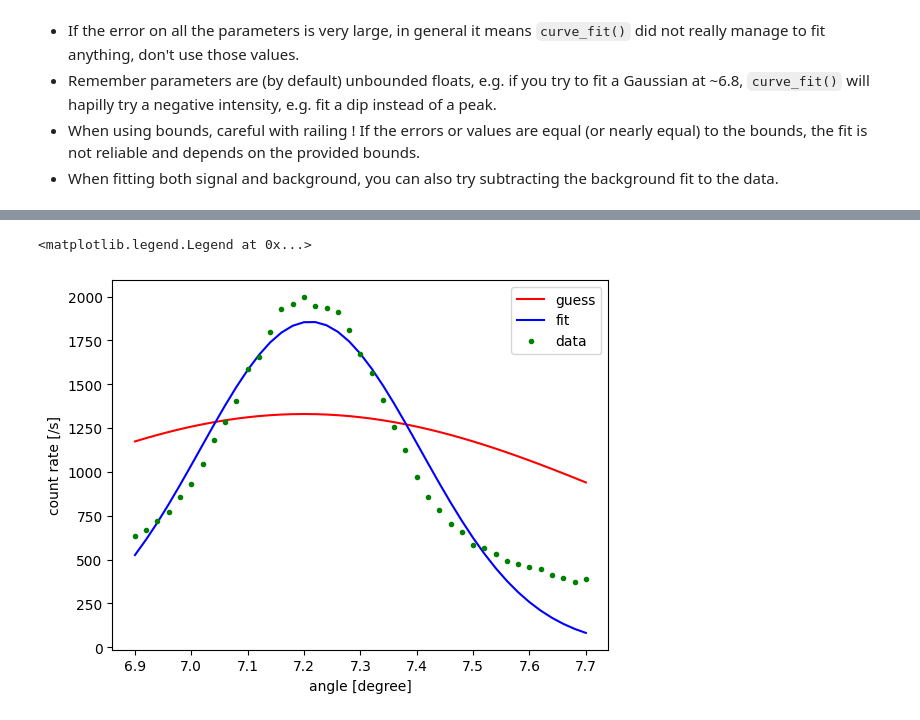
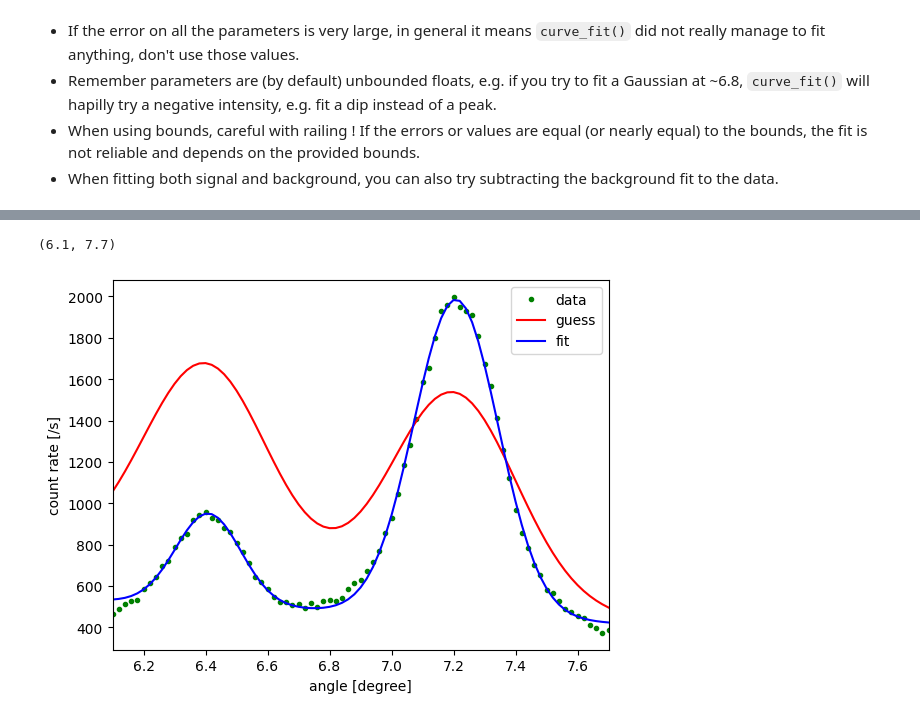
Before and after one commit to PX2145-2025/week-4-b-max-cook, a Jupyter notebook: Curvefit.ipynb, the cells around one changed output, grey strips where cells are left out. Drawn from its saved outputs; the diff is of its cells as text; code cells hidden in the pictures.

```diff
--- a/Curvefit.ipynb
+++ b/Curvefit.ipynb
@@ -286,23 +383,25 @@ Text(0, 0.5, 'count rate [/s]')
 # %%
-# defining a gaussian function
-def Gau(x, *p):
-    return p[0]*1/(p[1]*np.sqrt(2*np.pi))*np.exp(-(x-p[2])**2/(2*p[1]**2))
-# creating guess data
-p_guess=np.array([2000,0.6,7.2])
+# defining a guassian function for both peaks
+def Gau_two_peaks(x, *p):
+    '''
+    in the form (intenstity, sigma, mu, m, c, intensity, sigma, mu)
+    '''
+    return Gau_linear_bkgd(x, *p)+(p[5]*1/(p[6]*np.sqrt(2*np.pi))*np.exp(-(x-p[7])**2/(2*p[6]**2)))
 
-# finding the optimised values using curve_fit
-popt, pcov = curve_fit(Gau,angles_selected,counts_selected,p_guess)
+# creating some guess data
+p_guess=np.array([500,0.2,7.2,-175,1800,500,0.2,6.4])
 
-# plotting the data with the gaussian fit and guess data
-plt.plot(angles_selected,Gau(angles_selected, *p_guess), 'r', label='guess')
-plt.plot(angles_selected,Gau(angles_selected,*popt),'b-',label='fit')
+# finding the optimal values using curve_fit
+popt, pcov =curve_fit(Gau_two_peaks, angles_selected, counts_selected, p_guess)
 
-angles_selected=xrd_df['angles_full_data'][(xrd_df['angles_full_data']>=6.9) & (xrd_df['angles_full_data']<=7.7)]
-counts_selected=xrd_df['counts_full_data'][(xrd_df['angles_full_data']>=6.9) & (xrd_df['angles_full_data']<=7.7)]
+# plotting the data with the fit and guess data
 plt.plot(angles_selected,counts_selected , 'g.', label='data')
+plt.plot(angles_selected,Gau_two_peaks(angles_selected, *p_guess), 'r', label='guess')
+plt.plot(angles_selected,Gau_two_peaks(angles_selected,*popt),'b-',label='fit')
 plt.xlabel('angle [degree]')
 plt.ylabel('count rate [/s]')
 plt.legend()
+plt.xlim(min(angles_selected),max(angles_selected))
 # %% [output]
-<matplotlib.legend.Legend at 0x...>
+(6.1, 7.7)
-[figure, old version]
+[figure, new version]
```
Also changed, not shown: parts of 4 cells of this notebook.
